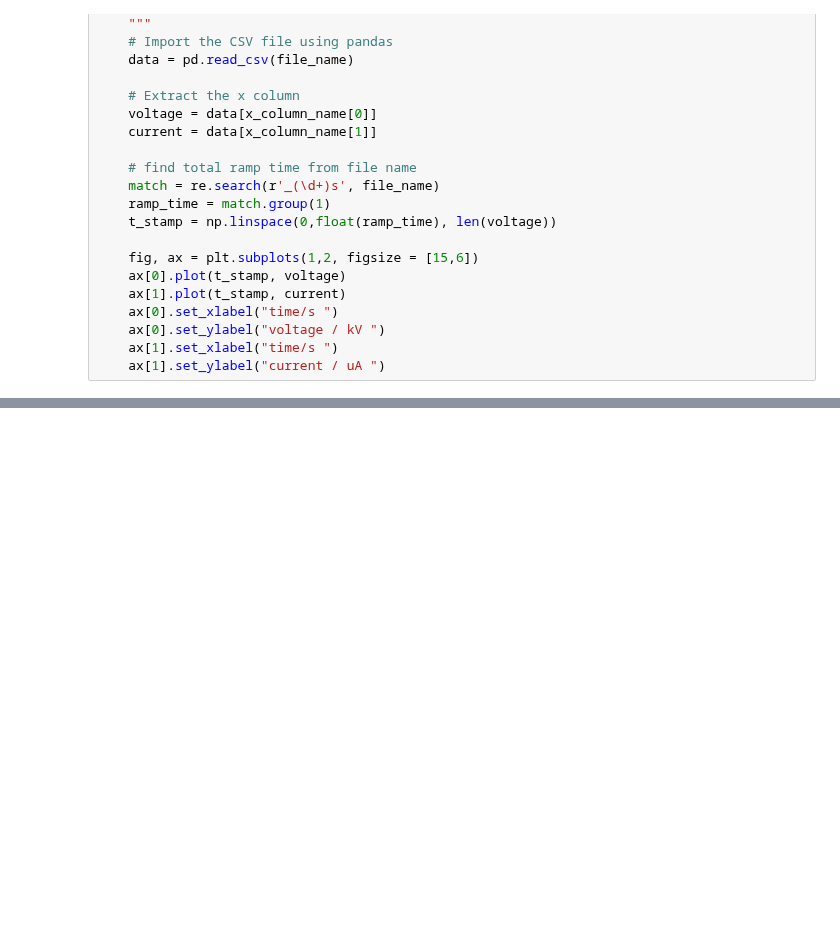
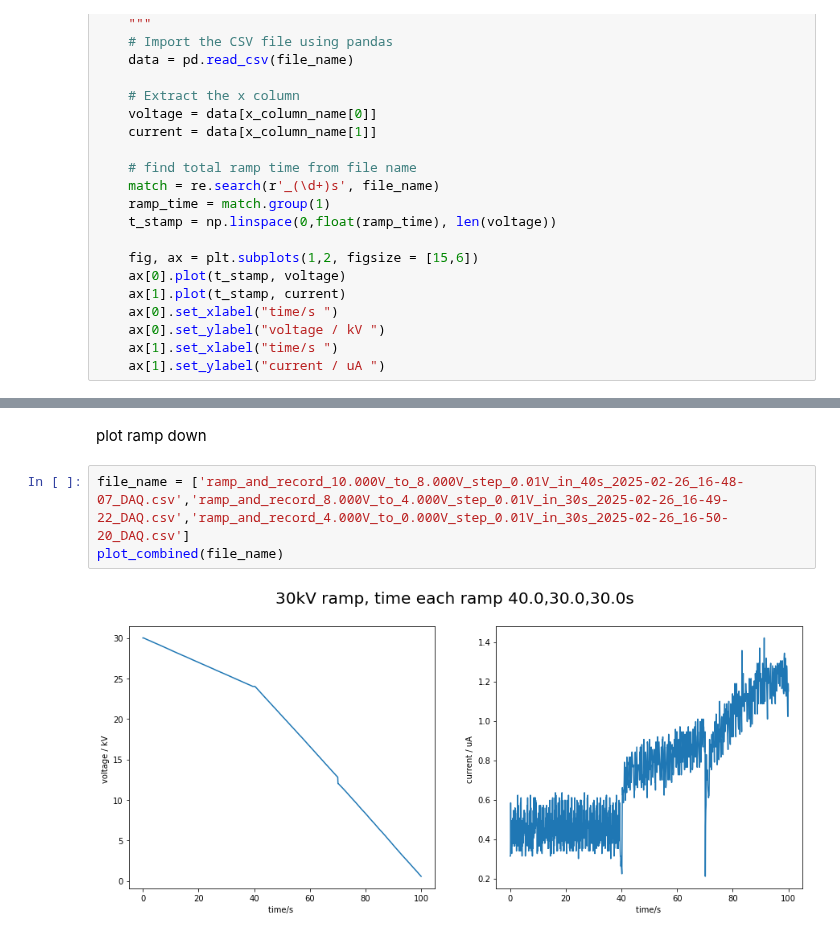
Before and after one commit to yyhshdu1/1-3-IR-high_voltage, a Jupyter notebook: Emma leakage current/Plot_V&A_ramp.ipynb, the cells around one changed output, grey strips where cells are left out. Drawn from its saved outputs; the diff is of its cells as text; blank space fills up the shorter version.

```diff
--- a/Emma leakage current/Plot_V&A_ramp.ipynb
+++ b/Emma leakage current/Plot_V&A_ramp.ipynb
@@ -136,0 +89,7 @@ Text(0.5, 0.98, '1st 30kV ramp down, time each ramp 60.0s')
+# %% [markdown]
+plot ramp down
+# %%
+file_name = ['ramp_and_record_10.000V_to_8.000V_step_0.01V_in_40s_2025-02-26_16-48-07_DAQ.csv','ramp_and_record_8.000V_to_4.000V_step_0.01V_in_30s_2025-02-26_16-49-22_DAQ.csv','ramp_and_record_4.000V_to_0.000V_step_0.01V_in_30s_2025-02-26_16-50-20_DAQ.csv']
+plot_combined(file_name)
+# %% [output]
+[figure, added]
```
Also changed, not shown: parts of 19 cells of this notebook.
